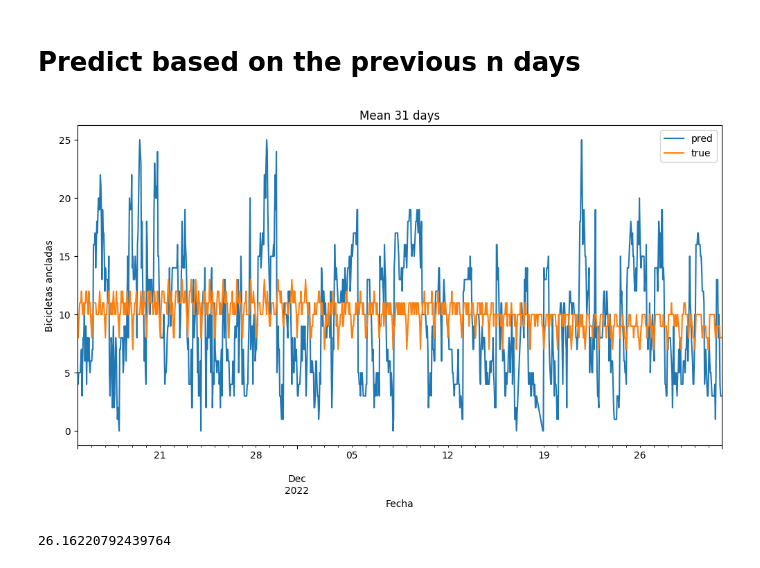
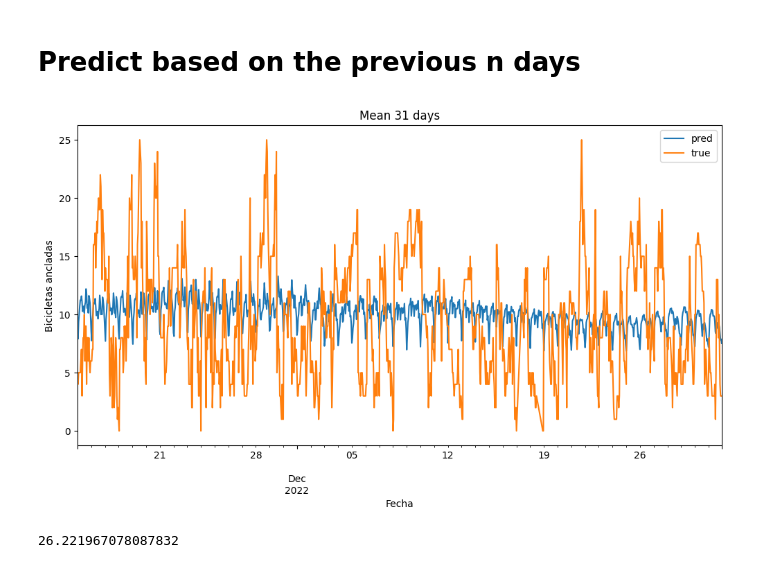
Before and after one commit to Pabloo22/bicimad, a Jupyter notebook: notebooks/entrega/baselines.ipynb, the cells around one changed output. Drawn from its saved outputs; the diff is of its cells as text; code cells hidden in the pictures.

```diff
--- a/notebooks/entrega/baselines.ipynb
+++ b/notebooks/entrega/baselines.ipynb
@@ -93,12 +93,12 @@ def predict_hours(train, test, n):
 
     return predictions[-len(date_range):]
 
-pred_mean_31 = predict_hours(train, test, 31).round(0)
+pred_mean_31 = predict_hours(train, test, 31)
 # %%
-plot_pred_vs_actual(test, pred_mean_31, title='Mean 31 days')
+plot_pred_vs_actual(pred_mean_31, test, title='Mean 31 days')
 # %% [output]
-[figure, old version]
+[figure, new version]
 # %%
 mean_squared_error(test, pred_mean_31)
 # %% [output]
-26.16220792439764
+26.221967078087832
```
Also changed, not shown: parts of 6 cells of this notebook.
